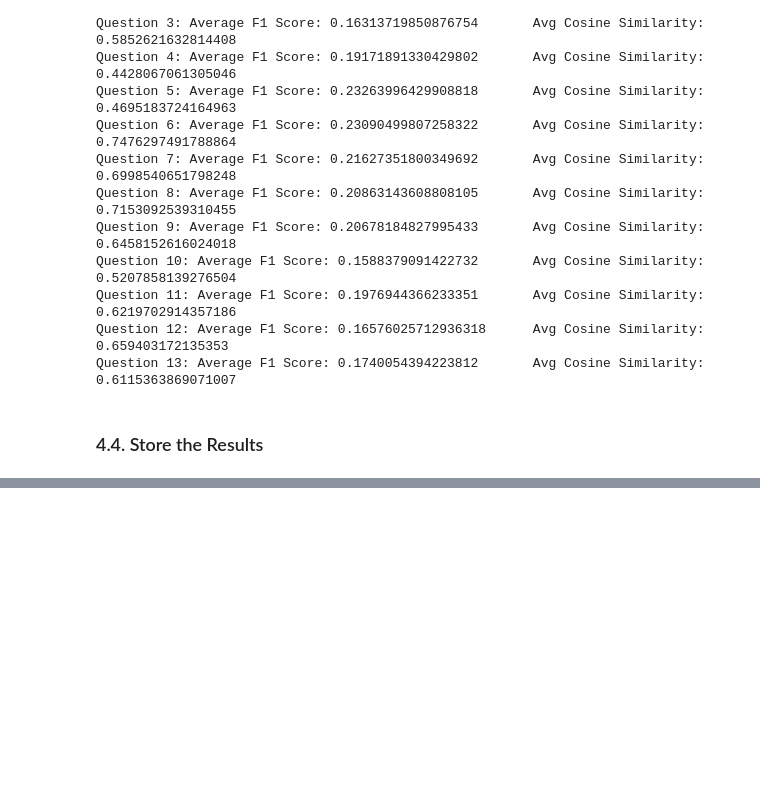
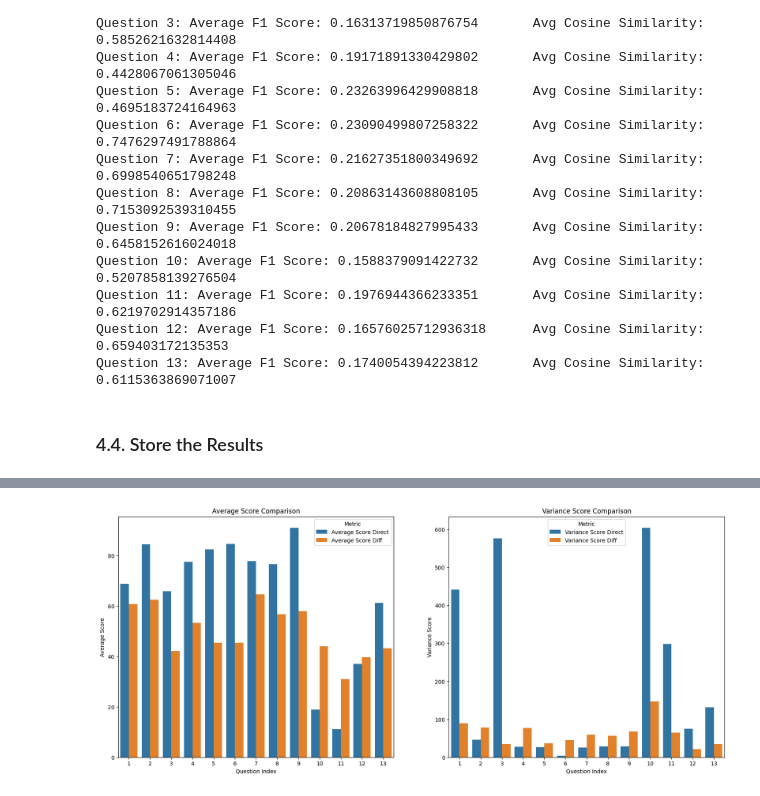
Before and after one commit to ZeyuZhang1901/GradewithGolden, a Jupyter notebook: SingleAgent.ipynb, the cells around one changed output, grey strips where cells are left out. Drawn from its saved outputs; the diff is of its cells as text; code cells hidden in the pictures; blank space fills up the shorter version.

```diff
--- a/SingleAgent.ipynb
+++ b/SingleAgent.ipynb
@@ -345,4 +367,7 @@ Question 13, Answer 61: Score: 40.0, Feedback: Your answer provides a good gener
 Question 13, Answer 81: Score: 75.0, Feedback: Your answer correctly identifies the likely cause of bleeding as esophageal varices and suggests appropriate interventions such as endoscopic therapy and ...
 # %% [markdown]
 ### 3.3. Evaluation
+# %%
+# restore the result from the csv file
+scores_direct, feedbacks_direct = callResult(single_agent_result_folder, 'direct.csv')
 # %%
@@ -472,8 +497,8 @@ def list2Str(str_lst):
     formatted_str = [f"{i+1}: {str_lst[i]}" for i in range(len(str_lst))]
     return '\n'.join(formatted_str)
 # %%
-scores = []
-feedbacks = []
+scores_diff = []
+feedbacks_diff = []
 # call the grading model to grade the students' answers
 for i in range(len(oracle)):
     question = oracle[i]['question'][0]
@@ -483,8 +508,8 @@ for i in range(len(oracle)):
     Gracia_Tsao_ans = oracle[i]['Gracia-Tsao_ans'][0]
     Barkun_ans = oracle[i]['Barkun_ans'][0]
     # for each question, we store all the scores and feedbacks for the students' answers
-    scores.append([])
-    feedbacks.append([])
+    scores_diff.append([])
+    feedbacks_diff.append([])
     answers = df_students[df_students['question'] == i+1]["text"]  # select the students' answers for the current question
     for j in range(len(answers)):  # for each student's answer
         # create a runnable object to generate the differences
@@ -511,8 +536,8 @@ for i in range(len(oracle)):
         if j % 20 == 0:
             print(f"Question {i+1}, Answer {j+1}: Score: {response.score}, Feedback: {response.feedback}")
             print("\n")
-        scores[i].append(response.score)
-        feedbacks[i].append(response.feedback)
+        scores_diff[i].append(response.score)
+        feedbacks_diff[i].append(response.feedback)
 # %% [output]
 Question 1, Answer 1: Score: 60.0, Feedback: Your answer has some merit, but there are a few key areas where it diverges from the most recommended practices for assessing very-low-risk patients with u ...
 1. The Glasgow-Blatchford Score (GBS) is generally preferred over the Rockall score for this specific purpose, as it is more aligned with identifying patients at very low risk who might be suitable fo ...
@@ -533,4 +558,7 @@ Improving these aspects will greatly enhance the quality of your answer.
 Question 13, Answer 81: Score: 40.0, Feedback: Your answer covers some basic aspects of managing a patient with acute onset hematemesis due to cirrhosis, but there are several key elements missing tha ...
 # %% [markdown]
 ### 4.3. Evaluation
+# %%
+# restore the result from the csv file
+scores_diff, feedbacks_diff = callResult(single_agent_result_folder, 'diff.csv')
 # %%
@@ -573,0 +643,42 @@ storeResult(result_df, single_agent_result_folder, 'diff.csv')
+# %%
+# compare the average scores between the two grading methods
+avg_scores_direct = [np.mean(scores) for scores in scores_direct]
+avg_scores_diff = [np.mean(scores) for scores in scores_diff]
+
+# create a DataFrame for the comparison
+score_comparison = pd.DataFrame({
+    'Question Index': list(range(1, len(oracle)+1)),
+    'Average Score Direct': avg_scores_direct,
+    'Average Score Diff': avg_scores_diff
+})
+
+# melt the DataFrame
+score_comparison_melted = score_comparison.melt(id_vars='Question Index', var_name='Metric', value_name='Score')
+
+# calculate the variance of the scores for each question
+var_scores_direct = [np.var(scores) for scores in scores_direct]
+var_scores_diff = [np.var(scores) for scores in scores_diff]
+
+# create a DataFrame for the comparison
+var_score_comparison = pd.DataFrame({
+    'Question Index': list(range(1, len(oracle)+1)),
+    'Variance Score Direct': var_scores_direct,
+    'Variance Score Diff': var_scores_diff
+})
+
+# melt the DataFrame
+var_score_comparison_melted = var_score_comparison.melt(id_vars='Question Index', var_name='Metric', value_name='Variance')
+
+# plot the two bar plots
+fig, axes = plt.subplots(1, 2, figsize=(20, 8))
+sns.barplot(x='Question Index', y='Score', hue='Metric', data=score_comparison_melted, ax=axes[0])
+axes[0].set_title('Average Score Comparison')
+axes[0].set_ylabel('Average Score')
+axes[0].set_xlabel('Question Index')
+sns.barplot(x='Question Index', y='Variance', hue='Metric', data=var_score_comparison_melted, ax=axes[1])
+axes[1].set_title('Variance Score Comparison')
+axes[1].set_ylabel('Variance Score')
+axes[1].set_xlabel('Question Index')
+plt.show()
+# %% [output]
+[figure, added]
```
Also changed, not shown: parts of 11 cells of this notebook.
